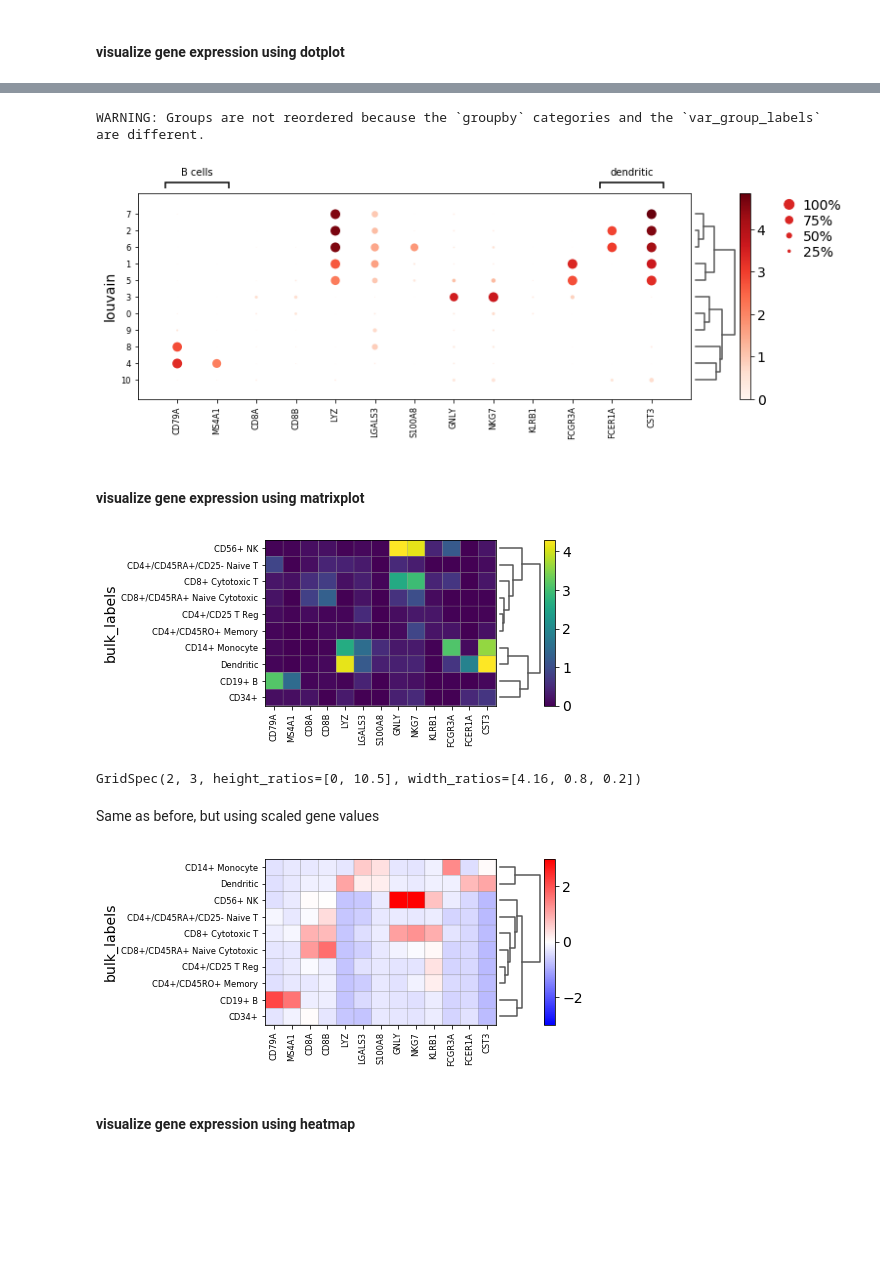
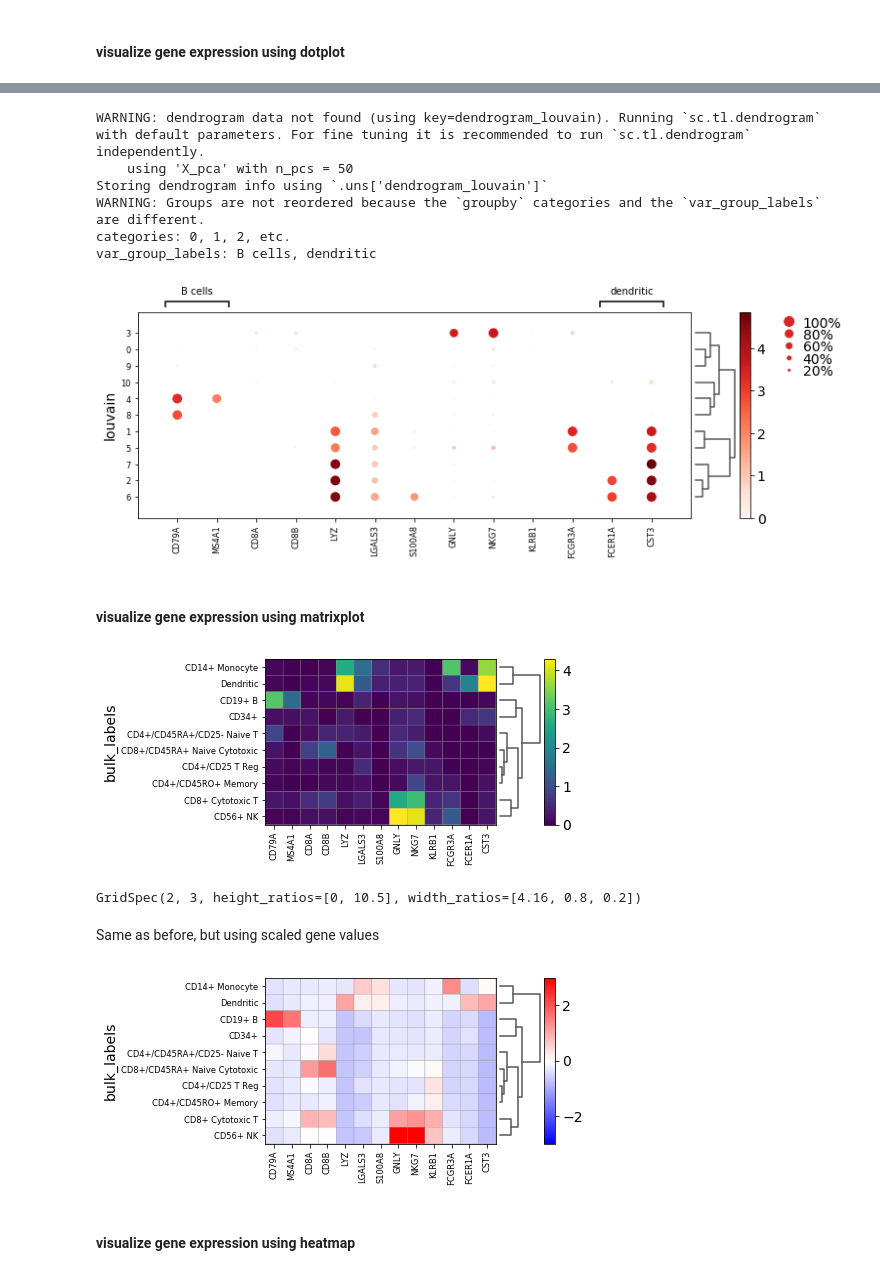
Before and after one commit to scverse/scanpy_usage, a Jupyter notebook: 181126_examples_visualizations/visualization_examples.ipynb, the cells around one changed output, grey strips where cells are left out. Cells and saved outputs as stored; diff of their text form; code cells hidden in the pictures; blank space fills up the shorter version.

```diff
--- a/181126_examples_visualizations/visualization_examples.ipynb
+++ b/181126_examples_visualizations/visualization_examples.ipynb
@@ -3,9 +3,10 @@
 
 This notebook gives an example of some of the visualization methods available in scanpy.
 # %%
-import scanpy.api as sc
+import scanpy as sc
 import pandas as pd
 from matplotlib import rcParams
 sc.set_figure_params(dpi=80, color_map='viridis')
+sc.settings.verbosity=2
 sc.logging.print_versions()
 # %% [output]
@@ -61,17 +80,22 @@ ax = sc.pl.dotplot(pbmc, marker_genes, groupby='bulk_labels', dendrogram=True)
 # %%
 ax = sc.pl.dotplot(pbmc, marker_genes, groupby='louvain',
               var_group_positions=[(0,1), (11, 12)],
               var_group_labels=['B cells', 'dendritic'],
-              figsize=(12,4), var_group_rotation=0, dendrogram=True)
+              figsize=(12,4), var_group_rotation=0, dendrogram='dendrogram_louvain')
 # %% [output]
+WARNING: dendrogram data not found (using key=dendrogram_louvain). Running `sc.tl.dendrogram` with default parameters. For fine tuning it is recommended to run `sc.tl.dendrogram` independently.
+    using 'X_pca' with n_pcs = 50
+Storing dendrogram info using `.uns['dendrogram_louvain']`
 WARNING: Groups are not reordered because the `groupby` categories and the `var_group_labels` are different.
+categories: 0, 1, 2, etc.
+var_group_labels: B cells, dendritic
-[figure, old version]
+[figure, new version]
 # %% [markdown]
 #### visualize gene expression using matrixplot
 # %%
 sc.pl.matrixplot(pbmc, marker_genes, groupby='bulk_labels', dendrogram=True)
 # %% [output]
-[figure, old version]
+[figure, new version]
 GridSpec(2, 3, height_ratios=[0, 10.5], width_ratios=[4.16, 0.8, 0.2])
 # %%
 marker_genes_2 = [x for x in marker_genes if x in pbmc.var_names]
@@ -80,7 +104,7 @@ Same as before, but using scaled gene values
 # %%
 ax = sc.pl.matrixplot(pbmc, marker_genes_2, groupby='bulk_labels', dendrogram=True, use_raw=False, vmin=-3, vmax=3, cmap='bwr')
 # %% [output]
-[figure, old version]
+[figure, new version]
 # %% [markdown]
 #### visualize gene expression using heatmap
 # %%
```
Also changed, not shown: parts of 52 cells of this notebook.
